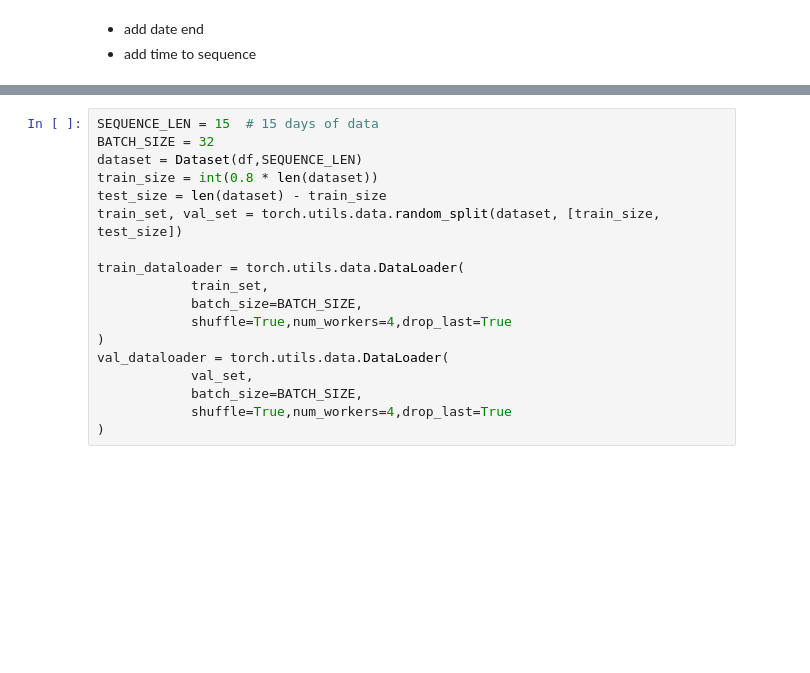
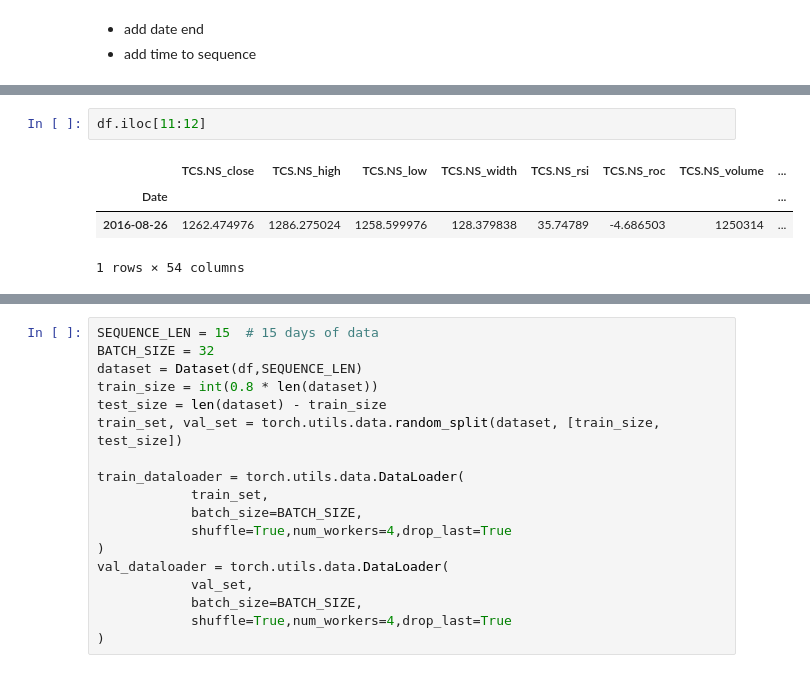
Before and after one commit to AnmolGarg98/Indian-Stock-Direction-Prediction, a Jupyter notebook: main.ipynb, the cells around one changed output, grey strips where cells are left out. Cells and saved outputs as stored; diff of their text form; blank space fills up the shorter version.

```diff
--- a/main.ipynb
+++ b/main.ipynb
@@ -115,0 +140,7 @@ df.head(2)
+# %%
+df.iloc[11:12]
+# %% [output]
+|  | TCS.NS_close | TCS.NS_high | TCS.NS_low | TCS.NS_width | TCS.NS_rsi | TCS.NS_roc | TCS.NS_volume | ... |
+| Date |  |  |  |  |  |  |  | ... |
+| 2016-08-26 | 1262.474976 | 1286.275024 | 1258.599976 | 128.379838 | 35.74789 | -4.686503 | 1250314 | ... |
+1 rows × 54 columns
```
Also changed, not shown: parts of 10 cells of this notebook, 2 other files.
